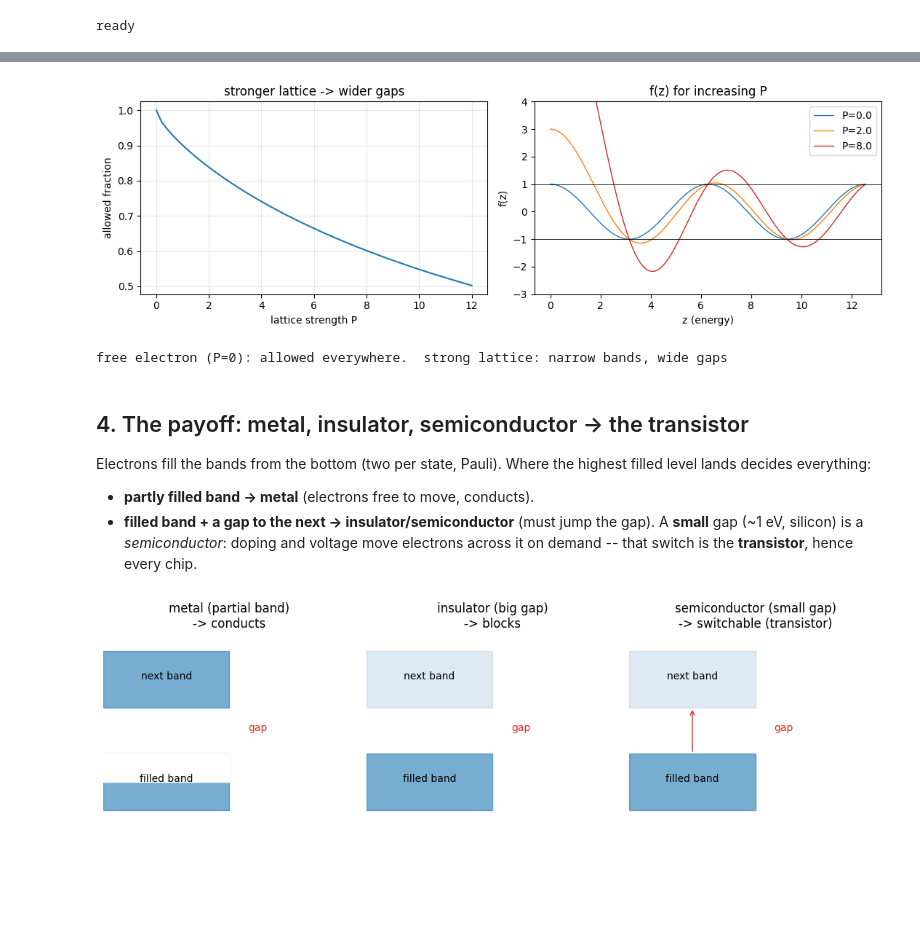
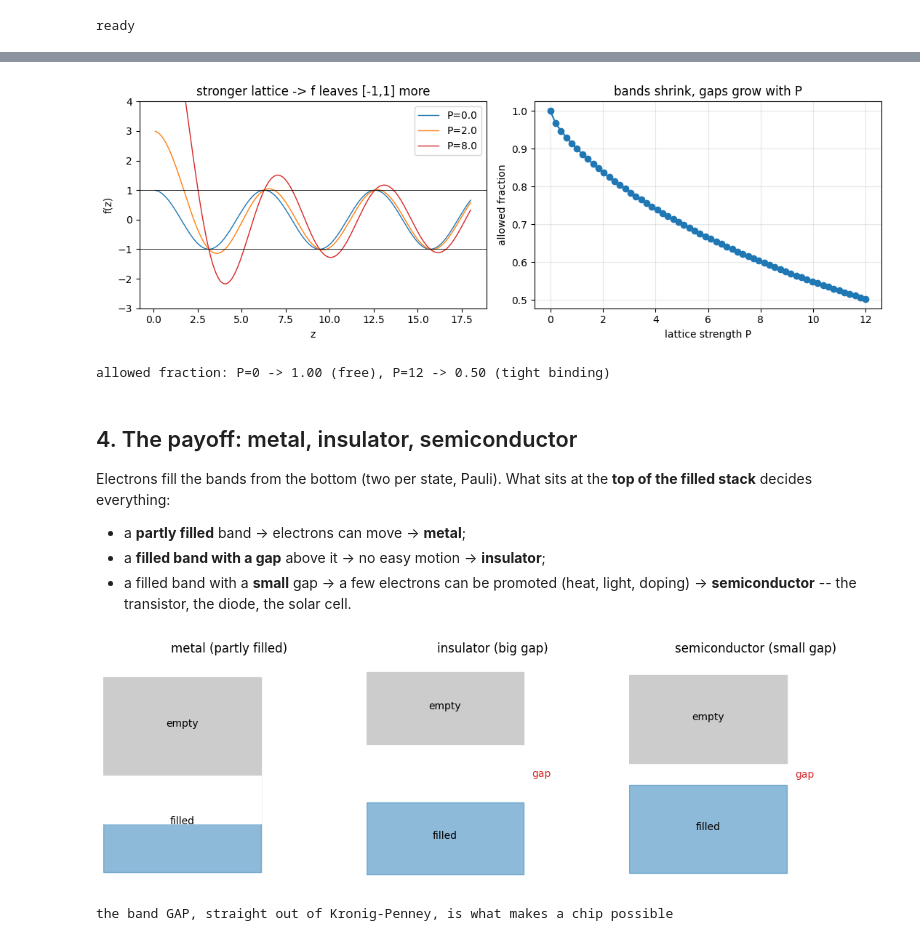
Before and after one commit to ColinsCoding/Dispersion-Assisted-GS-Phase-Recovery, a Jupyter notebook: notebooks/kronig_penney_bands.ipynb, the cells around one changed output, grey strips where cells are left out. Cells and saved outputs as stored; diff of their text form; code cells hidden in the pictures; blank space fills up the shorter version.

```diff
--- a/notebooks/kronig_penney_bands.ipynb
+++ b/notebooks/kronig_penney_bands.ipynb
@@ -28,14 +29,13 @@ the stretches inside the band; the gaps recur near $z=n\pi$.
 # %%
-P = 3.0
-z = np.linspace(1e-4, 6*np.pi, 4000)
+z = np.linspace(0.1, 18, 4000); P = 2.0
 f = kp.kp_rhs(z, P)
-plt.figure(figsize=(9,4))
-plt.plot(z, f, lw=1.2)
+plt.figure(figsize=(8,4))
+plt.plot(z, f, lw=1.5)
 plt.axhline(1, color="k", lw=0.8); plt.axhline(-1, color="k", lw=0.8)
-plt.fill_between(z, -1, 1, where=~kp.allowed(z, P), color="C3", alpha=0.25, label="forbidden gap")
-plt.fill_between(z, f, np.sign(f), where=np.abs(f)>1, color="C3", alpha=0.1)
-plt.ylim(-3, 4); plt.xlabel("z = sqrt(2mE) a / hbar  (energy)"); plt.ylabel("f(z)")
-plt.title(f"Kronig-Penney band function (P={P}): allowed only where |f|<=1"); plt.legend()
-plt.grid(alpha=0.3); plt.tight_layout(); plt.show()
-print(f"allowed fraction of the energy axis: {kp.allowed_fraction(P):.3f}")
+plt.fill_between(z, -1, 1, where=np.abs(f) <= 1, color="C2", alpha=0.2, label="allowed band")
+plt.fill_between(z, f, np.sign(f), where=np.abs(f) > 1, color="C3", alpha=0.25, label="forbidden gap")
+plt.ylim(-3, 3); plt.xlabel("z  (sqrt(2mE) a / hbar)"); plt.ylabel("f(z) = cos z + P sin z / z")
+plt.title(f"Kronig-Penney band function (P={P}): bands where |f| <= 1"); plt.legend()
+plt.tight_layout(); plt.show()
+print(f"allowed fraction at P={P}: {kp.allowed_fraction(P):.3f}  (rest is gaps)")
 # %% [output]
@@ -72,40 +70,41 @@ levels (Bohr, from the other side).
 # %%
 Ps = np.linspace(0, 12, 60)
 frac = [kp.allowed_fraction(p) for p in Ps]
-fig, ax = plt.subplots(1, 2, figsize=(11, 3.6))
-ax[0].plot(Ps, frac); ax[0].set(xlabel="lattice strength P", ylabel="allowed fraction",
-          title="stronger lattice -> wider gaps"); ax[0].grid(alpha=0.3)
-zz = np.linspace(1e-4, 4*np.pi, 2000)
-for p, c in [(0.0,"C0"),(2.0,"C1"),(8.0,"C3")]:
-    ax[1].plot(zz, kp.kp_rhs(zz, p), c, lw=1, label=f"P={p}")
-ax[1].axhline(1,color="k",lw=0.6); ax[1].axhline(-1,color="k",lw=0.6); ax[1].set_ylim(-3,4)
-ax[1].set(xlabel="z (energy)", ylabel="f(z)", title="f(z) for increasing P"); ax[1].legend()
+fig, ax = plt.subplots(1, 2, figsize=(11, 3.8))
+for p, c in [(0.0,"C0"), (2.0,"C1"), (8.0,"C3")]:
+    ax[0].plot(z, kp.kp_rhs(z, p), label=f"P={p}", color=c, lw=1)
+ax[0].axhline(1,color="k",lw=0.6); ax[0].axhline(-1,color="k",lw=0.6); ax[0].set_ylim(-3,4)
+ax[0].set(xlabel="z", ylabel="f(z)", title="stronger lattice -> f leaves [-1,1] more"); ax[0].legend()
+ax[1].plot(Ps, frac, "o-"); ax[1].set(xlabel="lattice strength P", ylabel="allowed fraction",
+          title="bands shrink, gaps grow with P"); ax[1].grid(alpha=0.3)
 plt.tight_layout(); plt.show()
-print("free electron (P=0): allowed everywhere.  strong lattice: narrow bands, wide gaps")
+print(f"allowed fraction: P=0 -> {frac[0]:.2f} (free), P=12 -> {frac[-1]:.2f} (tight binding)")
 # %% [output]
-[figure, old version]
+[figure, new version]
-free electron (P=0): allowed everywhere.  strong lattice: narrow bands, wide gaps
+allowed fraction: P=0 -> 1.00 (free), P=12 -> 0.50 (tight binding)
 # %% [markdown]
-## 4. The payoff: metal, insulator, semiconductor -> the transistor
+## 4. The payoff: metal, insulator, semiconductor
 
-Electrons fill the bands from the bottom (two per state, Pauli). Where the highest
-filled level lands decides everything:
-- **partly filled band -> metal** (electrons free to move, conducts).
-- **filled band + a gap to the next -> insulator/semiconductor** (must jump the gap).
-A **small** gap (~1 eV, silicon) is a *semiconductor*: doping and voltage move
-electrons across it on demand -- that switch is the **transistor**, hence every chip.
+Electrons fill the bands from the bottom (two per state, Pauli). What sits at the
+**top of the filled stack** decides everything:
+- a **partly filled** band -> electrons can move -> **metal**;
+- a **filled band with a gap** above it -> no easy motion -> **insulator**;
+- a filled band with a **small** gap -> a few electrons can be promoted (heat, light,
+  doping) -> **semiconductor** -- the transistor, the diode, the solar cell.
 # %%
-fig, ax = plt.subplots(1, 3, figsize=(11, 3.4))
-def draw(a, title, fill_top):
-    a.add_patch(plt.Rectangle((0,0),1,1, color="C0", alpha=0.6))         # valence band (full)
-    a.add_patch(plt.Rectangle((0,1.8),1,1, color="C0", alpha=0.6 if fill_top else 0.15))
-    a.text(0.5,0.5,"filled band",ha="center"); a.text(0.5,2.3,"next band",ha="center")
-    a.text(1.15,1.4,"gap",color="C3"); a.set(xlim=(0,2), ylim=(-0.3,3.1), title=title); a.axis("off")
-draw(ax[0],"metal (partial band)\n-> conducts", True)
-ax[0].add_patch(plt.Rectangle((0,0.5),1,0.5, color="white"))             # half-empty
-draw(ax[1],"insulator (big gap)\n-> blocks", False)
-draw(ax[2],"semiconductor (small gap)\n-> switchable (transistor)", False)
-ax[2].annotate("", xy=(0.5,1.8), xytext=(0.5,1.0), arrowprops=dict(arrowstyle="->",color="C3"))
+fig, axes = plt.subplots(1, 3, figsize=(11, 3.6))
+def draw(ax, gap, fill_top, title):
+    ax.add_patch(plt.Rectangle((0,0),1,1, color="C0", alpha=0.5))           # valence band
+    if fill_top < 1: ax.add_patch(plt.Rectangle((0,fill_top),1,1-fill_top, color="w"))
+    ax.add_patch(plt.Rectangle((0,1+gap),1,1, color="0.8"))                 # conduction band
+    ax.text(0.5,0.5,"filled",ha="center"); ax.text(0.5,1.5+gap,"empty",ha="center")
+    if gap>0: ax.text(1.05,1+gap/2,"gap",va="center",color="C3")
+    ax.set(xlim=(0,1.6), ylim=(-0.1,2.2+gap), title=title); ax.axis("off")
+draw(axes[0], 0.0, 0.5, "metal (partly filled)")
+draw(axes[1], 0.8, 1.0, "insulator (big gap)")
+draw(axes[2], 0.25, 1.0, "semiconductor (small gap)")
 plt.tight_layout(); plt.show()
+print("the band GAP, straight out of Kronig-Penney, is what makes a chip possible")
 # %% [output]
-[figure, old version]
+[figure, new version]
+the band GAP, straight out of Kronig-Penney, is what makes a chip possible
```
Also changed, not shown: parts of 9 cells of this notebook, 1 other file.
